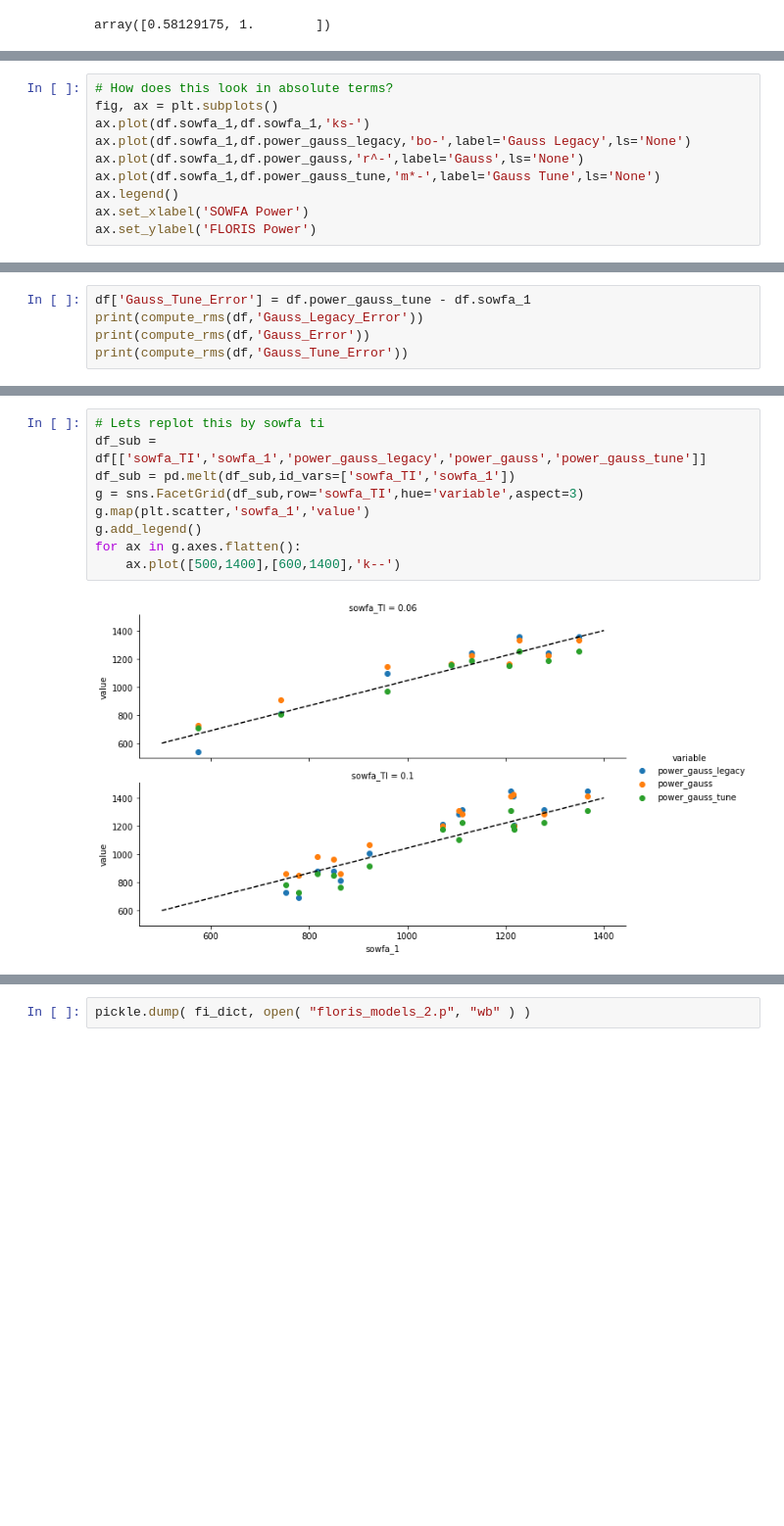
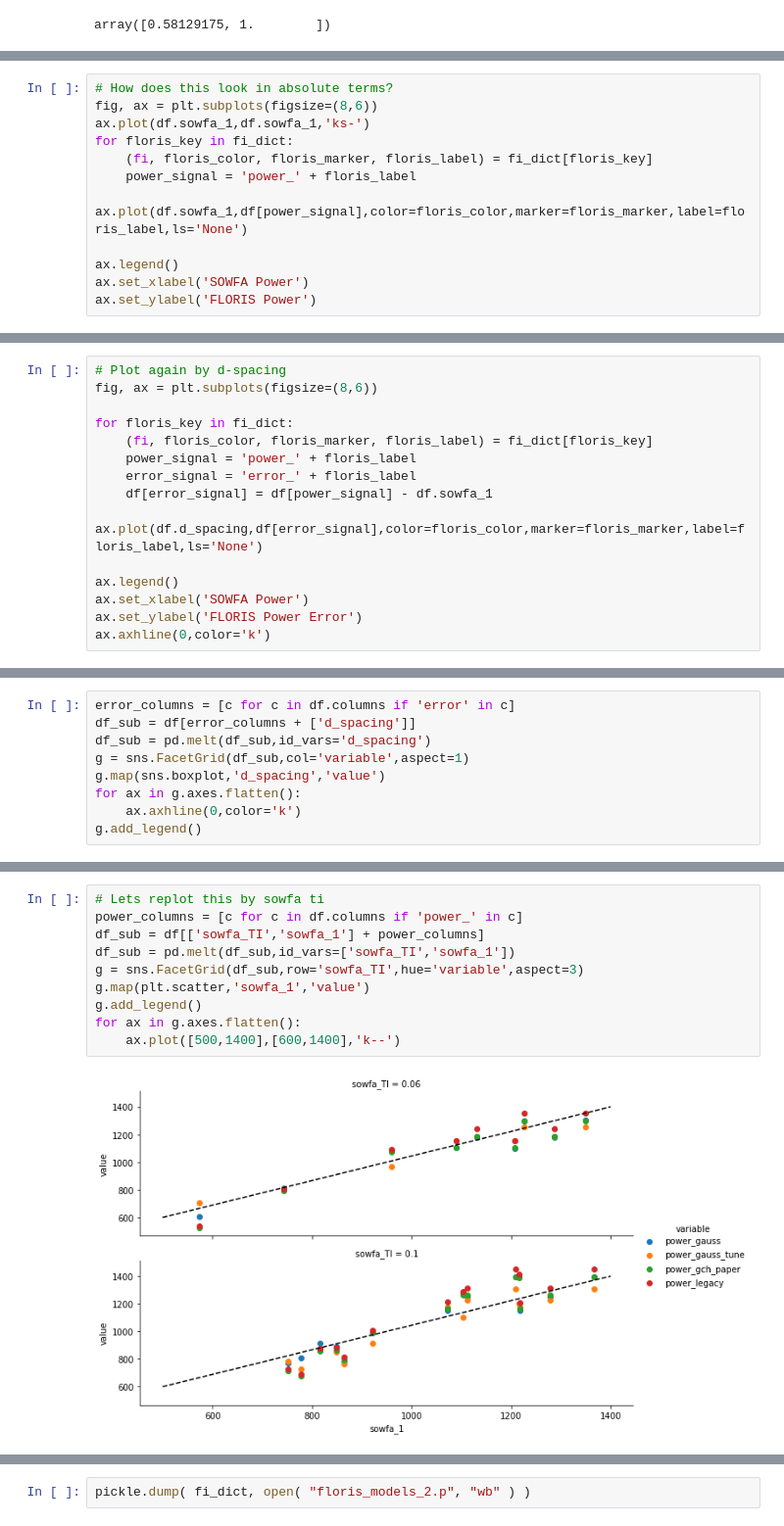
Before and after one commit to NREL/floris, a Jupyter notebook: examples_new/sowfa_tune/a_05_tune_single_wake.ipynb, the cells around one changed output, grey strips where cells are left out. Shown at 98% size. Drawn from its saved outputs; the diff is of its cells as text; blank space fills up the shorter version.

```diff
--- a/examples_new/sowfa_tune/a_05_tune_single_wake.ipynb
+++ b/examples_new/sowfa_tune/a_05_tune_single_wake.ipynb
@@ -245,10 +288,12 @@ gauss_tune
 # %%
 # How does this look in absolute terms?
-fig, ax = plt.subplots()
+fig, ax = plt.subplots(figsize=(8,6))
 ax.plot(df.sowfa_1,df.sowfa_1,'ks-')
-ax.plot(df.sowfa_1,df.power_gauss_legacy,'bo-',label='Gauss Legacy',ls='None')
-ax.plot(df.sowfa_1,df.power_gauss,'r^-',label='Gauss',ls='None')
-ax.plot(df.sowfa_1,df.power_gauss_tune,'m*-',label='Gauss Tune',ls='None')
+for floris_key in fi_dict:
+    (fi, floris_color, floris_marker, floris_label) = fi_dict[floris_key]
+    power_signal = 'power_' + floris_label
+    ax.plot(df.sowfa_1,df[power_signal],color=floris_color,marker=floris_marker,label=floris_label,ls='None')
+
 ax.legend()
 ax.set_xlabel('SOWFA Power')
 ax.set_ylabel('FLORIS Power')
@@ -258,5 +302,0 @@ Text(0, 0.5, 'FLORIS Power')
-# %%
-df['Gauss_Tune_Error'] = df.power_gauss_tune - df.sowfa_1
-print(compute_rms(df,'Gauss_Legacy_Error'))
-print(compute_rms(df,'Gauss_Error'))
-print(compute_rms(df,'Gauss_Tune_Error'))
@@ -266,0 +303,15 @@ print(compute_rms(df,'Gauss_Tune_Error'))
+# %%
+# Plot again by d-spacing
+fig, ax = plt.subplots(figsize=(8,6))
+
+for floris_key in fi_dict:
+    (fi, floris_color, floris_marker, floris_label) = fi_dict[floris_key]
+    power_signal = 'power_' + floris_label
+    error_signal = 'error_' + floris_label
+    df[error_signal] = df[power_signal] - df.sowfa_1
+    ax.plot(df.d_spacing,df[error_signal],color=floris_color,marker=floris_marker,label=floris_label,ls='None')
+
+ax.legend()
+ax.set_xlabel('SOWFA Power')
+ax.set_ylabel('FLORIS Power Error')
+ax.axhline(0,color='k')
@@ -266,0 +321,9 @@ print(compute_rms(df,'Gauss_Tune_Error'))
+# %%
+error_columns = [c for c in df.columns if 'error' in c]
+df_sub = df[error_columns + ['d_spacing']]
+df_sub = pd.melt(df_sub,id_vars='d_spacing')
+g = sns.FacetGrid(df_sub,col='variable',aspect=1)
+g.map(sns.boxplot,'d_spacing','value')
+for ax in g.axes.flatten():
+    ax.axhline(0,color='k')
+g.add_legend()
@@ -267,14 +345,15 @@ print(compute_rms(df,'Gauss_Tune_Error'))
 # %%
 # Lets replot this by sowfa ti
-df_sub = df[['sowfa_TI','sowfa_1','power_gauss_legacy','power_gauss','power_gauss_tune']]
+power_columns = [c for c in df.columns if 'power_' in c]
+df_sub = df[['sowfa_TI','sowfa_1'] + power_columns]
 df_sub = pd.melt(df_sub,id_vars=['sowfa_TI','sowfa_1'])
 g = sns.FacetGrid(df_sub,row='sowfa_TI',hue='variable',aspect=3)
 g.map(plt.scatter,'sowfa_1','value')
 g.add_legend()
 for ax in g.axes.flatten():
     ax.plot([500,1400],[600,1400],'k--')
 # %% [output]
-[figure, old version]
+[figure, new version]
 # %%
 # Save this new floris dictionary
 fi_dict
```
Also changed, not shown: parts of 23 cells of this notebook, 6 other files.
